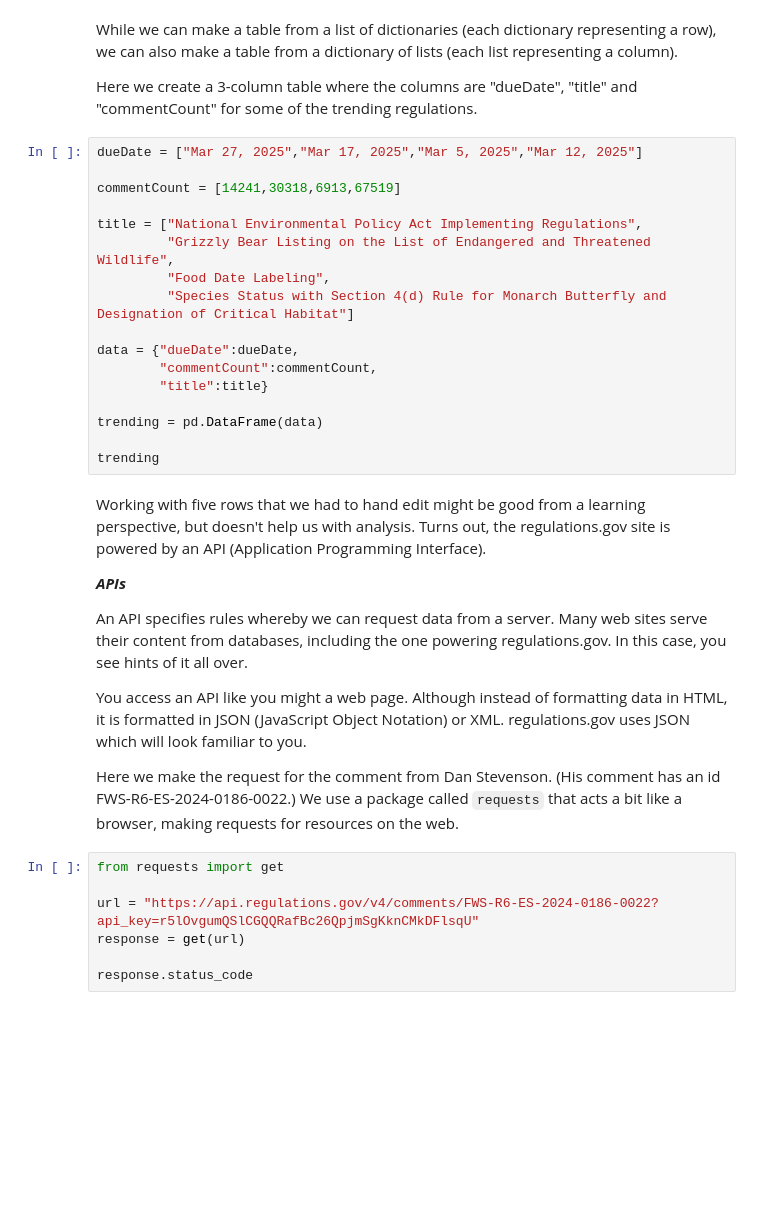
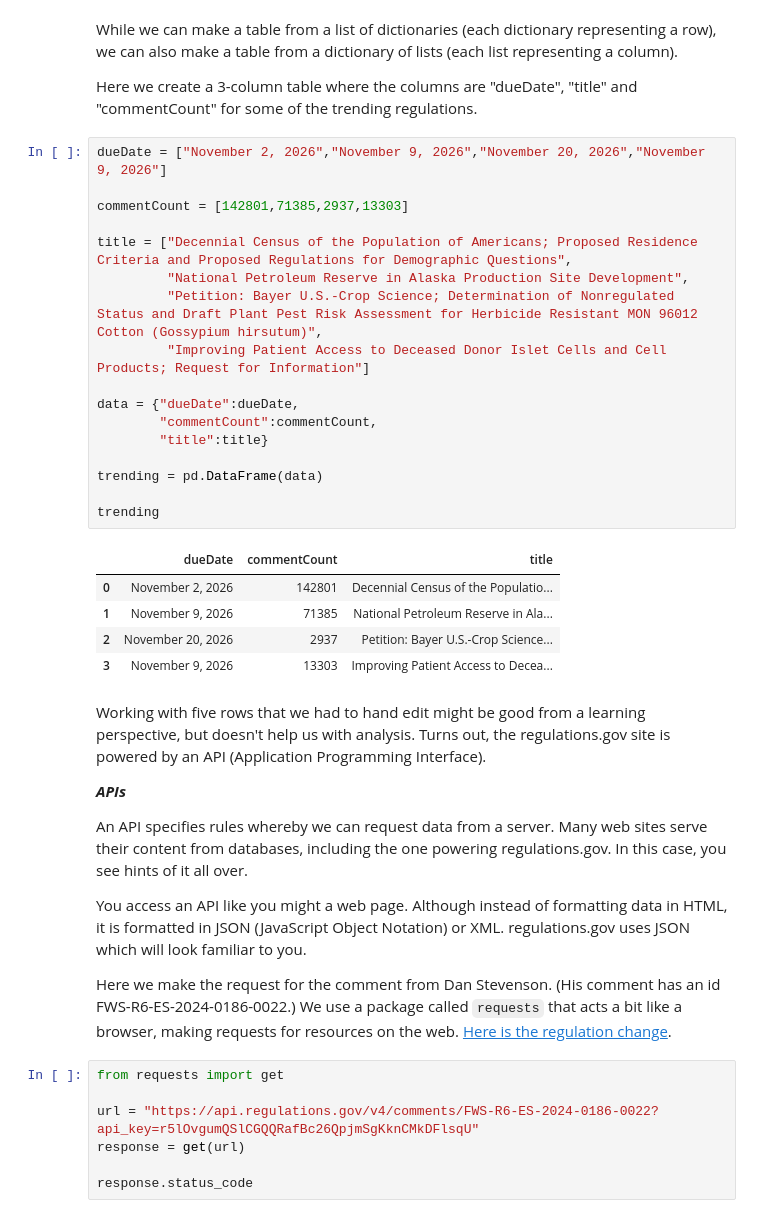
Before and after one commit to MSankanu/2026-Image-and-Sound, a Jupyter notebook: lessons/00-playtime/Python_Introduction_2.ipynb, the cells around one changed output. Saved outputs shown, nothing was run; the diff lists cells and outputs as text; blank space fills up the shorter version.

```diff
--- a/lessons/00-playtime/Python_Introduction_2.ipynb
+++ b/lessons/00-playtime/Python_Introduction_2.ipynb
@@ -434,23 +468,29 @@ np.int64(3233)
 While we can make a table from a list of dictionaries (each dictionary representing a row), we can also make a table from a dictionary of lists (each list representing a column).
 
 Here we create a 3-column table where the columns are "dueDate", "title" and "commentCount" for some of the trending regulations.
-# %%
-dueDate = ["Mar 27, 2025","Mar 17, 2025","Mar 5, 2025","Mar 12, 2025"]
-
-commentCount = [14241,30318,6913,67519]
-
-title = ["National Environmental Policy Act Implementing Regulations",
-         "Grizzly Bear Listing on the List of Endangered and Threatened Wildlife",
-         "Food Date Labeling",
-         "Species Status with Section 4(d) Rule for Monarch Butterfly and Designation of Critical Habitat"]
-
-data = {"dueDate":dueDate,
-        "commentCount":commentCount,
-        "title":title}
-
-trending = pd.DataFrame(data)
-
-trending
+# %%
+dueDate = ["November 2, 2026","November 9, 2026","November 20, 2026","November 9, 2026"]
+
+commentCount = [142801,71385,2937,13303]
+
+title = ["Decennial Census of the Population of Americans; Proposed Residence Criteria and Proposed Regulations for Demographic Questions",
+         "National Petroleum Reserve in Alaska Production Site Development",
+         "Petition: Bayer U.S.-Crop Science; Determination of Nonregulated Status and Draft Plant Pest Risk Assessment for Herbicide Resistant MON 96012 Cotton (Gossypium hirsutum)",
+         "Improving Patient Access to Deceased Donor Islet Cells and Cell Products; Request for Information"]
+
+data = {"dueDate":dueDate,
+        "commentCount":commentCount,
+        "title":title}
+
+trending = pd.DataFrame(data)
+
+trending
+# %% [output]
+|  | dueDate | commentCount | title |
+| 0 | November 2, 2026 | 142801 | Decennial Census of the Populatio... |
+| 1 | November 9, 2026 | 71385 | National Petroleum Reserve in Ala... |
+| 2 | November 20, 2026 | 2937 | Petition: Bayer U.S.-Crop Science... |
+| 3 | November 9, 2026 | 13303 | Improving Patient Access to Decea... |
 # %% [markdown]
 Working with five rows that we had to hand edit might be good from a learning perspective, but doesn't help us with analysis. Turns out, the regulations.gov site is powered by an API (Application Programming Interface).
 
@@ -460,7 +500,7 @@ An API specifies rules whereby we can request data from a server. Many web sites
 
 You access an API like you might a web page. Although instead of formatting data in HTML, it is formatted in JSON (JavaScript Object Notation) or XML. regulations.gov uses JSON which will look familiar to you.
 
-Here we make the request for the comment from Dan Stevenson. (His comment has an id FWS-R6-ES-2024-0186-0022.) We use a package called `requests` that acts a bit like a browser, making requests for resources on the web.
+Here we make the request for the comment from Dan Stevenson. (His comment has an id FWS-R6-ES-2024-0186-0022.) We use a package called `requests` that acts a bit like a browser, making requests for resources on the web. [Here is the regulation change](https://www.regulations.gov/docket/FWS-R6-ES-2024-0186).
 # %%
 from requests import get
 
```
Also changed, not shown: parts of 30 cells of this notebook, 1 other file.
